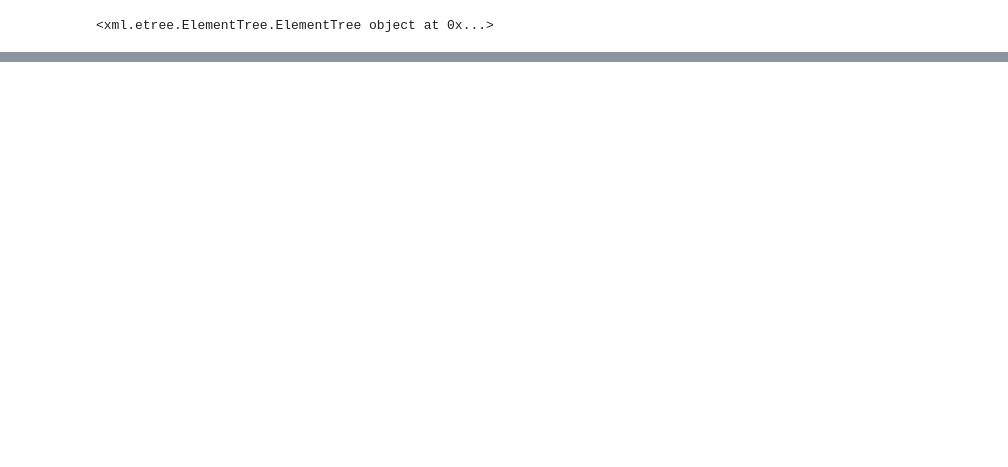
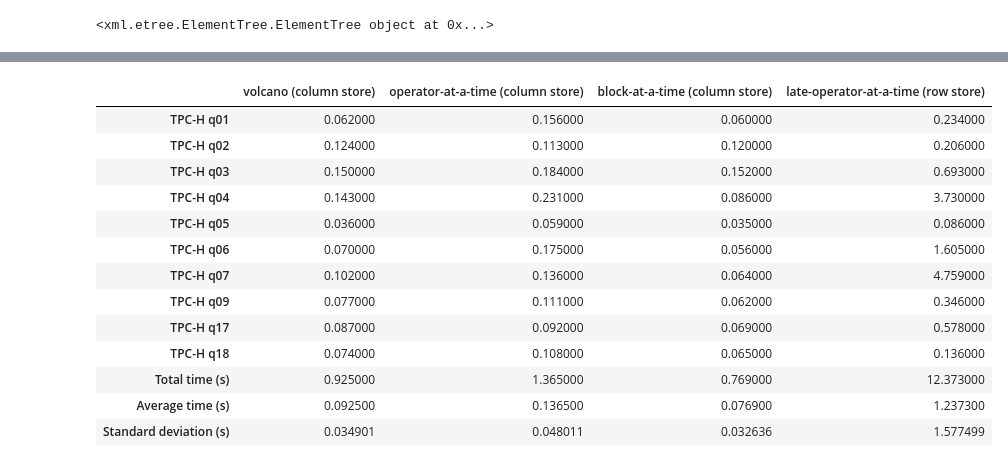
Before and after one commit to Arbaba/DatabaseSystems, a Jupyter notebook: Analysis.ipynb, the cells around one changed output, grey strips where cells are left out. Drawn from its saved outputs; the diff is of its cells as text; code cells hidden in the pictures; blank space fills up the shorter version.

```diff
--- a/Analysis.ipynb
+++ b/Analysis.ipynb
@@ -159,0 +205,17 @@ for model in models:
+# %%
+pd.DataFrame(bestsTPCH)
+# %% [output]
+|  | volcano (column store) | operator-at-a-time (column store) | block-at-a-time (column store) | late-operator-at-a-time (row store) |
+| TPC-H q01 | 0.062000 | 0.156000 | 0.060000 | 0.234000 |
+| TPC-H q02 | 0.124000 | 0.113000 | 0.120000 | 0.206000 |
+| TPC-H q03 | 0.150000 | 0.184000 | 0.152000 | 0.693000 |
+| TPC-H q04 | 0.143000 | 0.231000 | 0.086000 | 3.730000 |
+| TPC-H q05 | 0.036000 | 0.059000 | 0.035000 | 0.086000 |
+| TPC-H q06 | 0.070000 | 0.175000 | 0.056000 | 1.605000 |
+| TPC-H q07 | 0.102000 | 0.136000 | 0.064000 | 4.759000 |
+| TPC-H q09 | 0.077000 | 0.111000 | 0.062000 | 0.346000 |
+| TPC-H q17 | 0.087000 | 0.092000 | 0.069000 | 0.578000 |
+| TPC-H q18 | 0.074000 | 0.108000 | 0.065000 | 0.136000 |
+| Total time (s) | 0.925000 | 1.365000 | 0.769000 | 12.373000 |
+| Average time (s) | 0.092500 | 0.136500 | 0.076900 | 1.237300 |
+| Standard deviation (s) | 0.034901 | 0.048011 | 0.032636 | 1.577499 |
```
Also changed, not shown: parts of 19 cells of this notebook, 6 other files.
